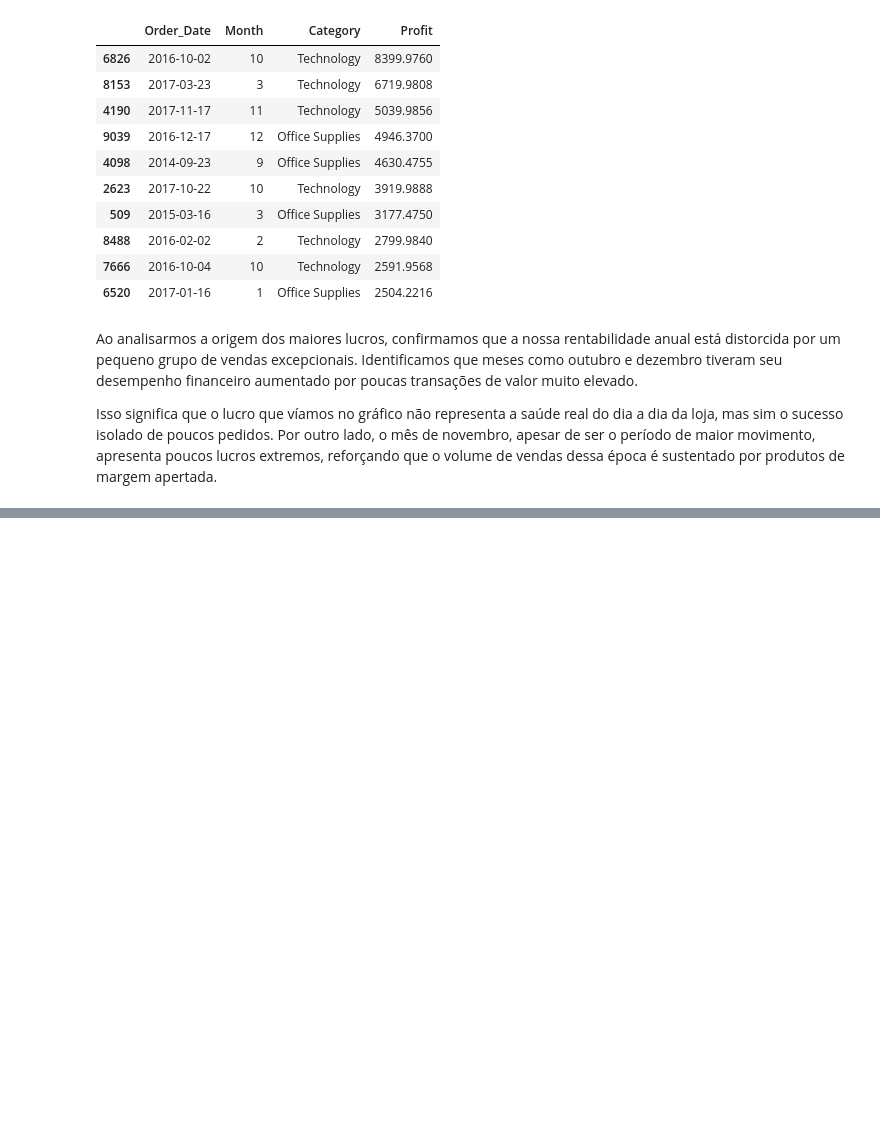
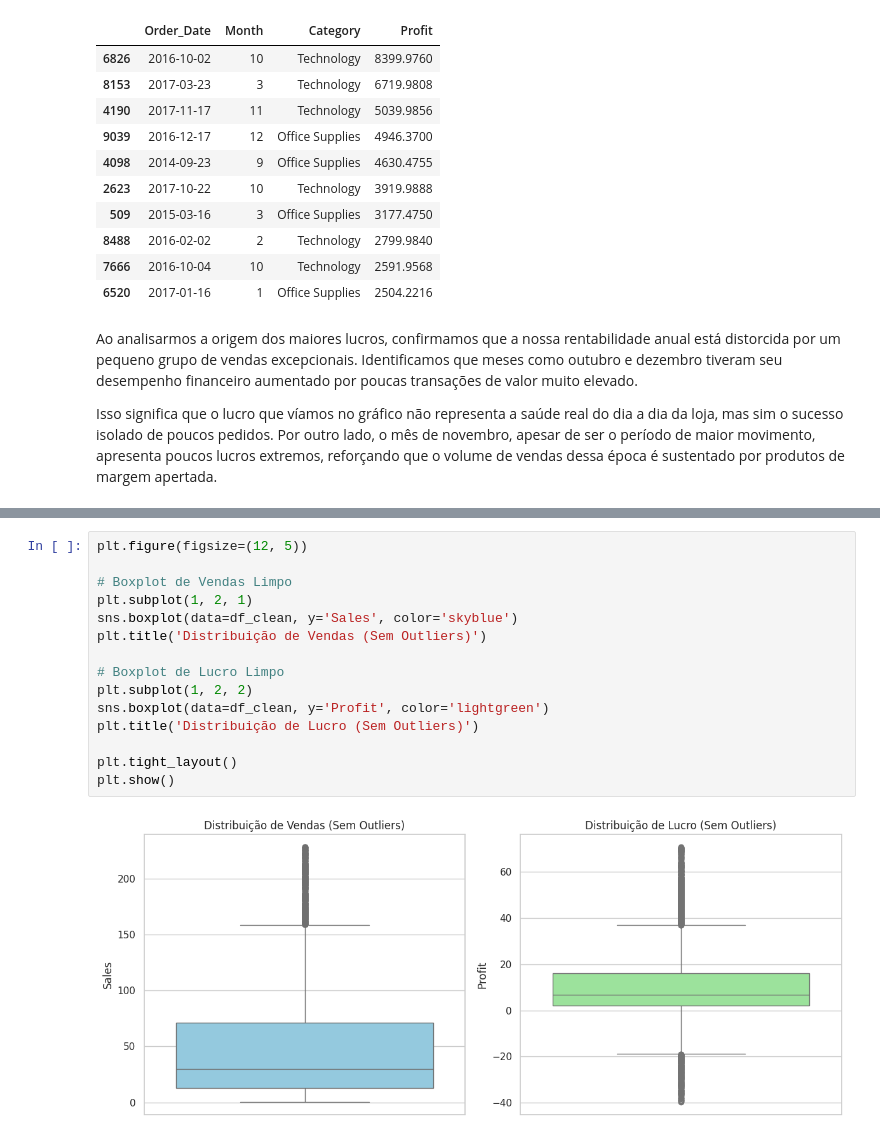
Before and after one commit to Ronaldo-Junior1/analise-dados-supermercado, a Jupyter notebook: Analise_base_supermercado.ipynb, the cells around one changed output, grey strips where cells are left out. Cells and saved outputs as stored; diff of their text form; blank space fills up the shorter version.

```diff
--- a/Analise_base_supermercado.ipynb
+++ b/Analise_base_supermercado.ipynb
@@ -781,0 +831,17 @@ Isso significa que o lucro que víamos no gráfico não representa a saúde real
+# %%
+plt.figure(figsize=(12, 5))
+
+# Boxplot de Vendas Limpo
+plt.subplot(1, 2, 1)
+sns.boxplot(data=df_clean, y='Sales', color='skyblue')
+plt.title('Distribuição de Vendas (Sem Outliers)')
+
+# Boxplot de Lucro Limpo
+plt.subplot(1, 2, 2)
+sns.boxplot(data=df_clean, y='Profit', color='lightgreen')
+plt.title('Distribuição de Lucro (Sem Outliers)')
+
+plt.tight_layout()
+plt.show()
+# %% [output]
+[figure, added]
```
Also changed, not shown: parts of 5 cells of this notebook.
